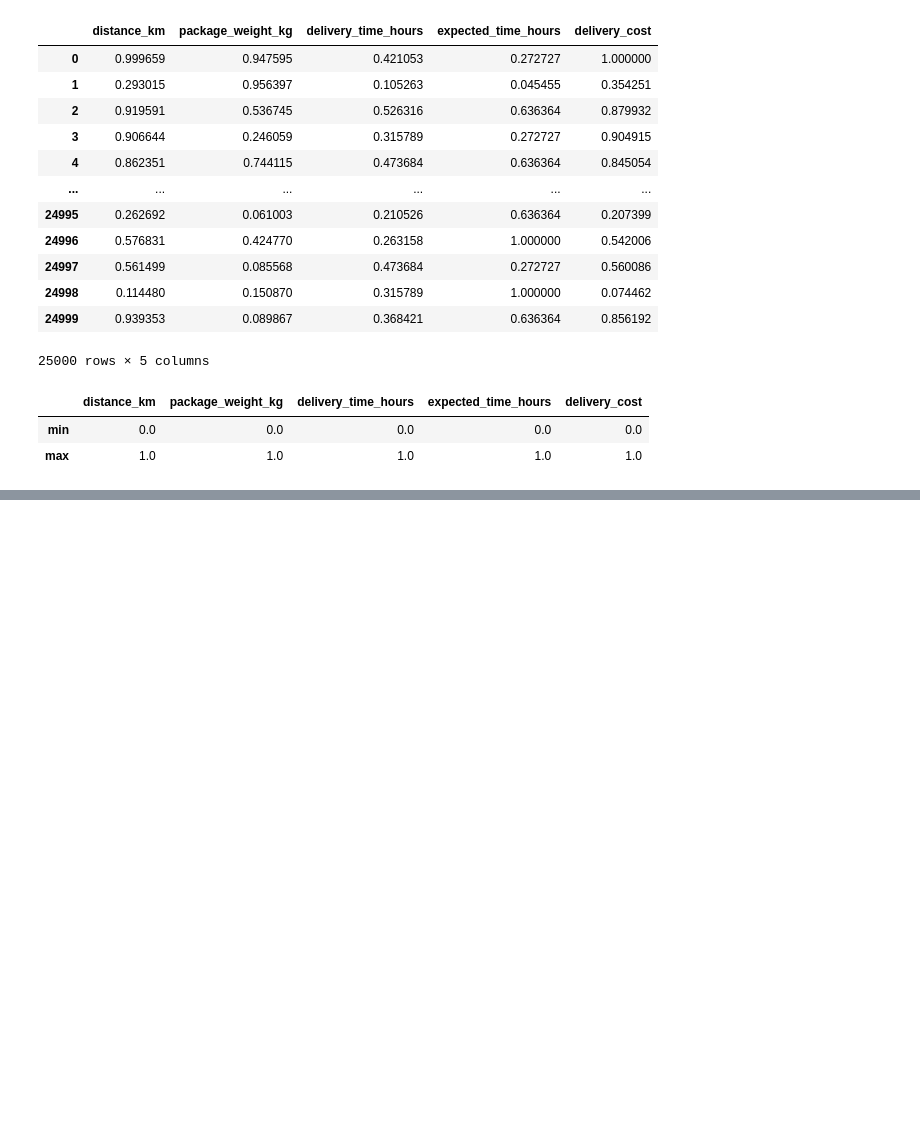
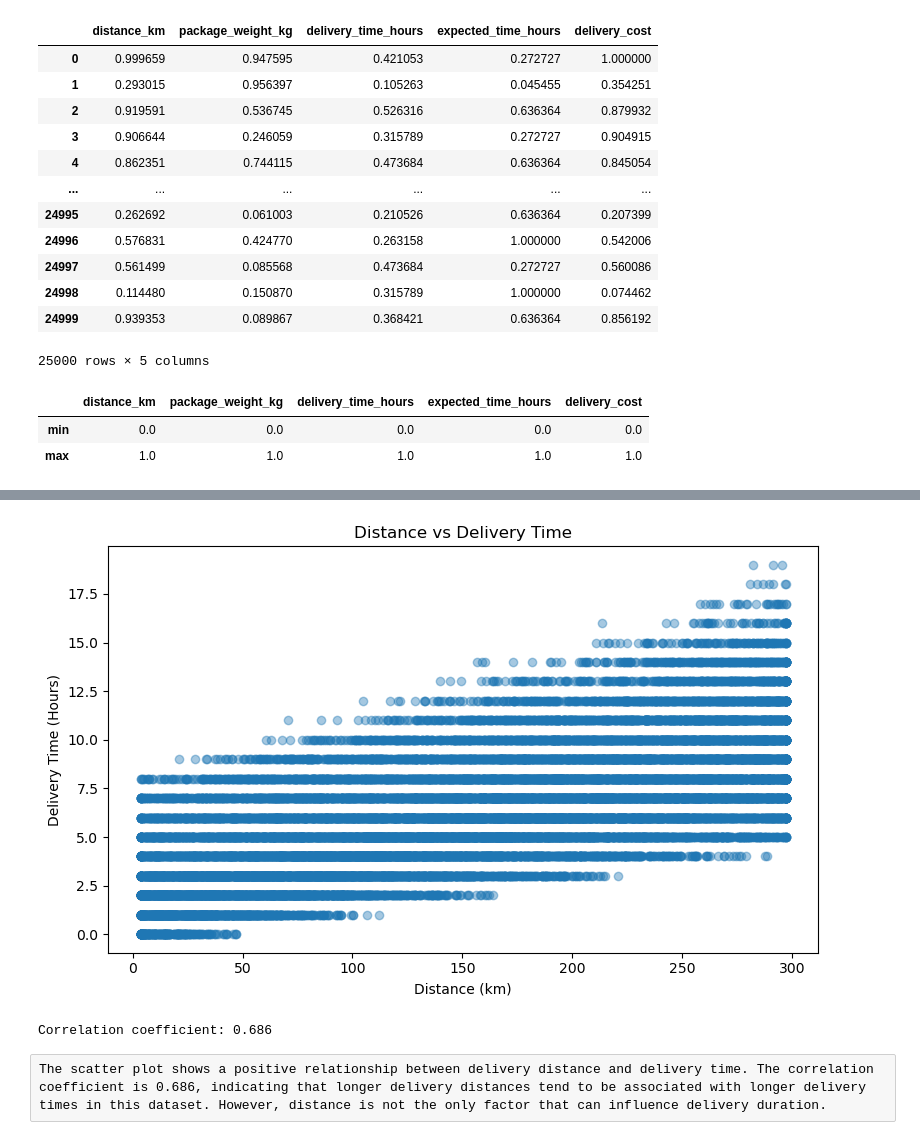
Before and after one commit to thanmai-09/Delivery-Performance-Analysis, a Jupyter notebook: Logistics_Data_Analysis.ipynb, the cells around one changed output, grey strips where cells are left out. Drawn from its saved outputs; the diff is of its cells as text; code cells hidden in the pictures; blank space fills up the shorter version.

```diff
--- a/Logistics_Data_Analysis.ipynb
+++ b/Logistics_Data_Analysis.ipynb
@@ -510,0 +804,21 @@ normalized_data[numeric_cols].agg(['min','max'])
+# %%
+### Relationship Between Distance and Delivery Time
+
+plt.figure(figsize=(8,5))
+
+plt.scatter(data['distance_km'],data['delivery_time_hours'],alpha=0.4)
+
+plt.title("Distance vs Delivery Time")
+plt.xlabel('Distance (km)')
+plt.ylabel('Delivery Time (Hours)')
+plt.tight_layout()
+plt.show()
+
+correlation=data[['distance_km','delivery_time_hours']].corr().iloc[0,1]
+
+print('Correlation coefficient:',round(correlation,3))
+# %% [output]
+[figure, added]
+Correlation coefficient: 0.686
+# %% [raw]
+The scatter plot shows a positive relationship between delivery distance and delivery time. The correlation coefficient is 0.686, indicating that longer delivery distances tend to be associated with longer delivery times in this dataset. However, distance is not the only factor that can influence delivery duration.
```
Also changed, not shown: parts of 38 cells of this notebook.
